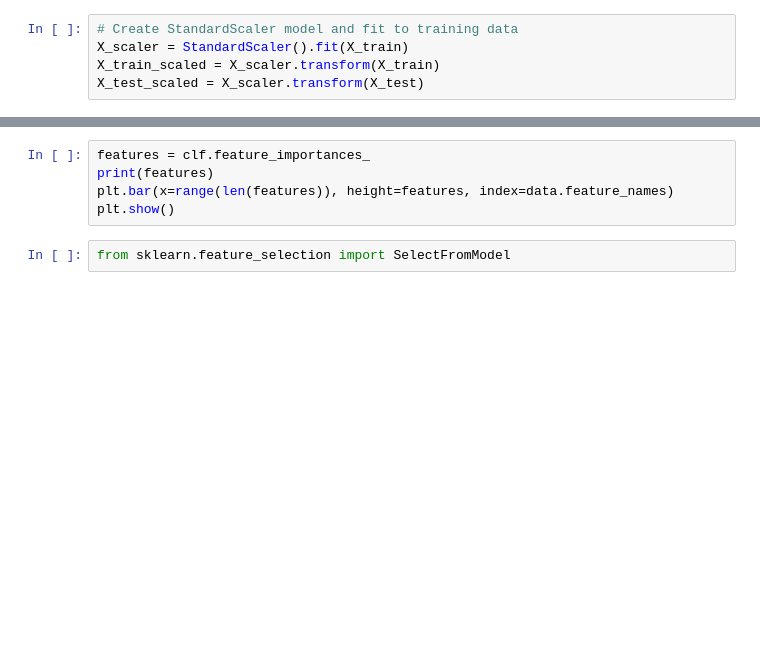
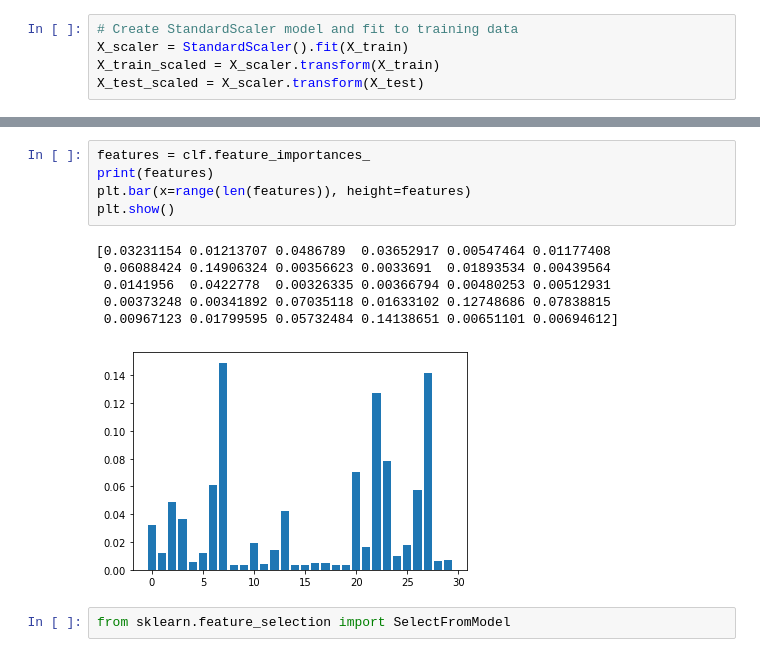
Before and after one commit to toshitorihara/Project4, a Jupyter notebook: choxie/model.ipynb, the cells around one changed output, grey strips where cells are left out. Drawn from its saved outputs; the diff is of its cells as text; blank space fills up the shorter version.

```diff
--- a/choxie/model.ipynb
+++ b/choxie/model.ipynb
@@ -86,8 +168,15 @@ print(f'Testing Score: {clf.score(X_test_scaled, y_test)}')
 # %%
 features = clf.feature_importances_
 print(features)
-plt.bar(x=range(len(features)), height=features, index=data.feature_names)
+plt.bar(x=range(len(features)), height=features)
 plt.show()
+# %% [output]
+[0.03231154 0.01213707 0.0486789  0.03652917 0.00547464 0.01177408
+ 0.06088424 0.14906324 0.00356623 0.0033691  0.01893534 0.00439564
+ 0.0141956  0.0422778  0.00326335 0.00366794 0.00480253 0.00512931
+ 0.00373248 0.00341892 0.07035118 0.01633102 0.12748686 0.07838815
+ 0.00967123 0.01799595 0.05732484 0.14138651 0.00651101 0.00694612]
+[figure, added]
 # %%
 from sklearn.feature_selection import SelectFromModel
 # %%
```
Also changed, not shown: parts of 17 cells of this notebook.
